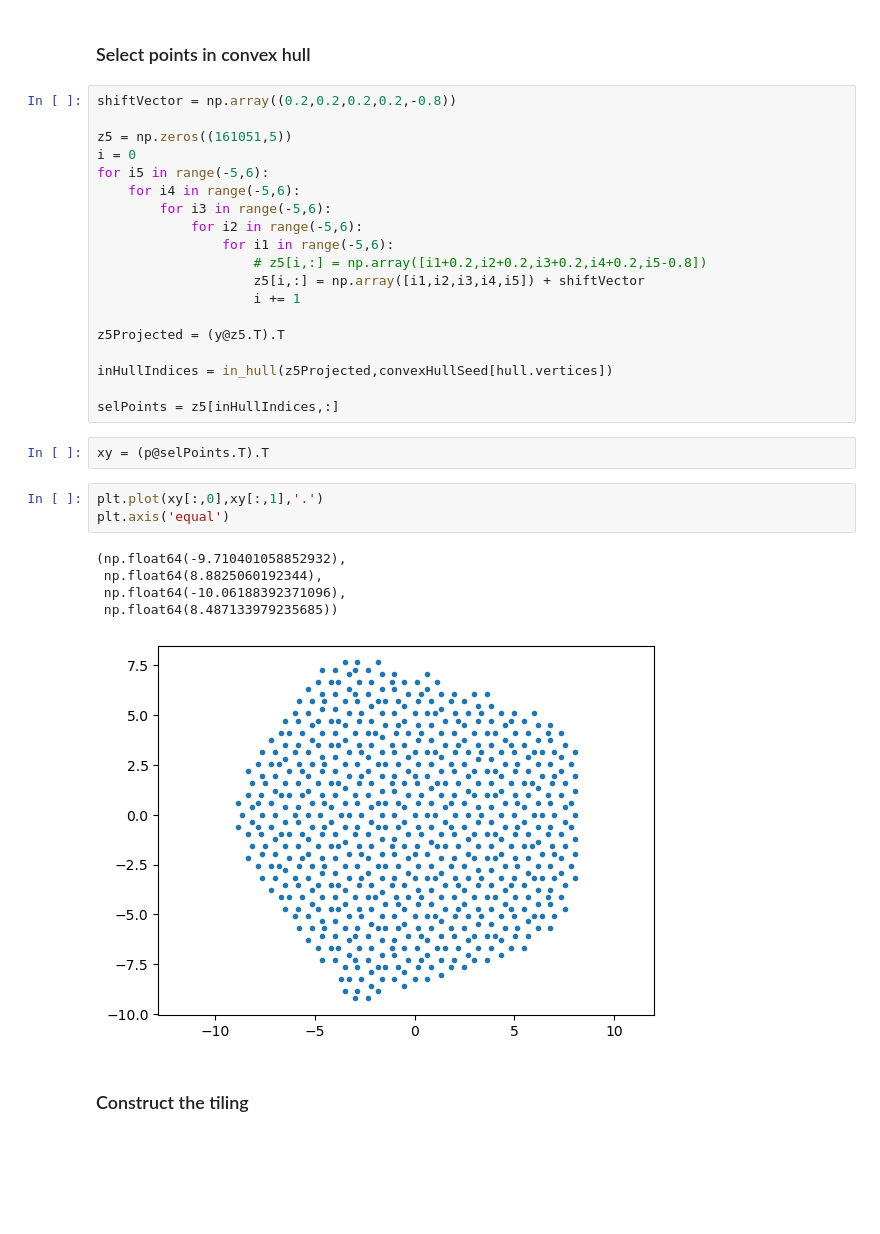
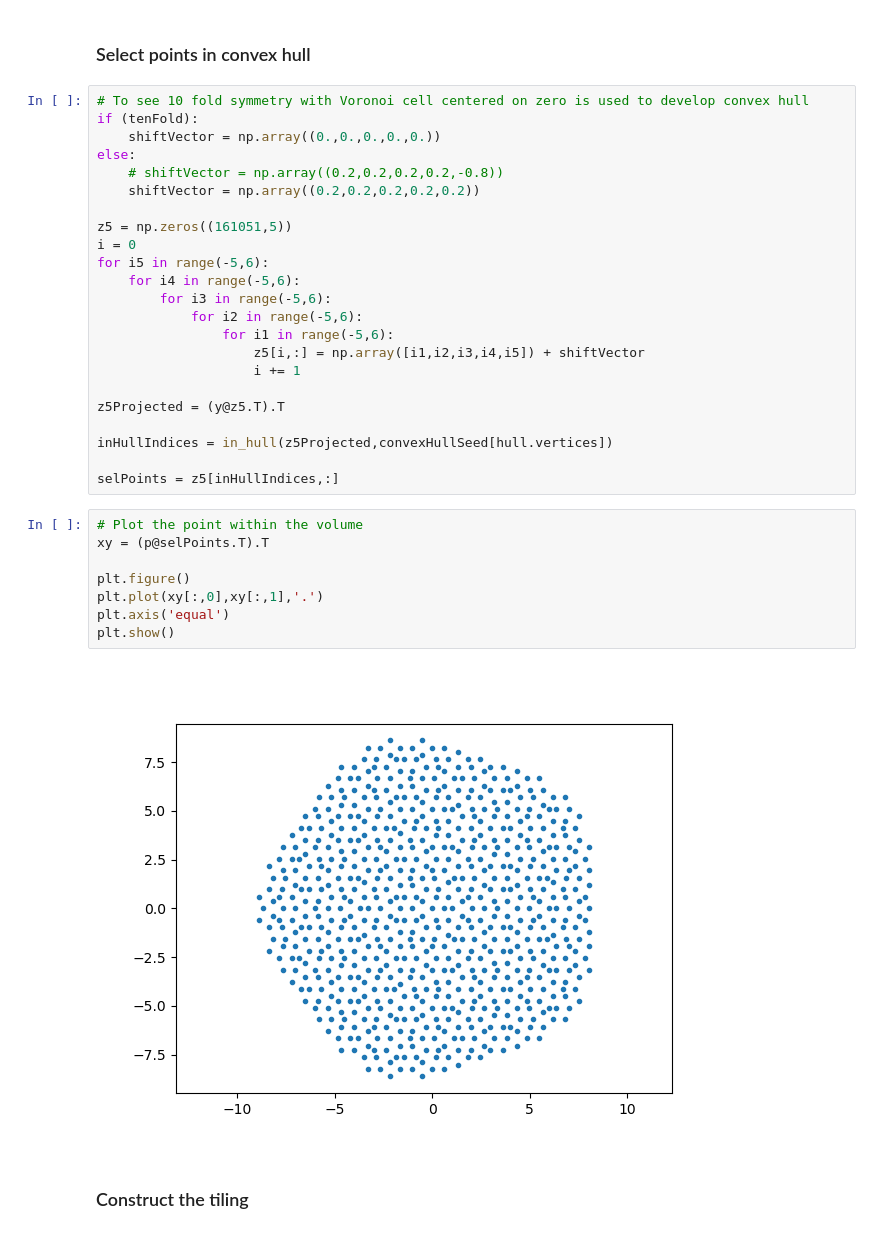
Before and after one commit to armandjbeaudoin/JI_tiling, a Jupyter notebook: penrose5D.ipynb, the cells around one changed output. Drawn from its saved outputs; the diff is of its cells as text; blank space fills up the shorter version.

```diff
--- a/penrose5D.ipynb
+++ b/penrose5D.ipynb
@@ -155,7 +176,12 @@ for s in hull.simplices:
 # %% [markdown]
 ### Select points in convex hull
 # %%
-shiftVector = np.array((0.2,0.2,0.2,0.2,-0.8))
+# To see 10 fold symmetry with Voronoi cell centered on zero is used to develop convex hull
+if (tenFold):
+    shiftVector = np.array((0.,0.,0.,0.,0.))
+else:
+    # shiftVector = np.array((0.2,0.2,0.2,0.2,-0.8))
+    shiftVector = np.array((0.2,0.2,0.2,0.2,0.2))
 
 z5 = np.zeros((161051,5))
 i = 0
@@ -164,7 +190,6 @@ for i5 in range(-5,6):
         for i3 in range(-5,6):
             for i2 in range(-5,6):
                 for i1 in range(-5,6):
-                    # z5[i,:] = np.array([i1+0.2,i2+0.2,i3+0.2,i4+0.2,i5-0.8])
                     z5[i,:] = np.array([i1,i2,i3,i4,i5]) + shiftVector
                     i += 1
 
@@ -173,17 +198,16 @@ z5Projected = (y@z5.T).T
 inHullIndices = in_hull(z5Projected,convexHullSeed[hull.vertices])
 
 selPoints = z5[inHullIndices,:]
-# %%
-xy = (p@selPoints.T).T
-# %%
-plt.plot(xy[:,0],xy[:,1],'.')
-plt.axis('equal')
-# %% [output]
-(np.float64(-9.710401058852932),
- np.float64(8.8825060192344),
- np.float64(-10.06188392371096),
- np.float64(8.487133979235685))
-[figure, removed]
+# %%
+# Plot the point within the volume
+xy = (p@selPoints.T).T
+
+plt.figure()
+plt.plot(xy[:,0],xy[:,1],'.')
+plt.axis('equal')
+plt.show()
+# %% [output]
+[figure, added]
 # %% [markdown]
 ### Construct the tiling
 # %%
```
Also changed, not shown: parts of 12 cells of this notebook, 5 other files.
